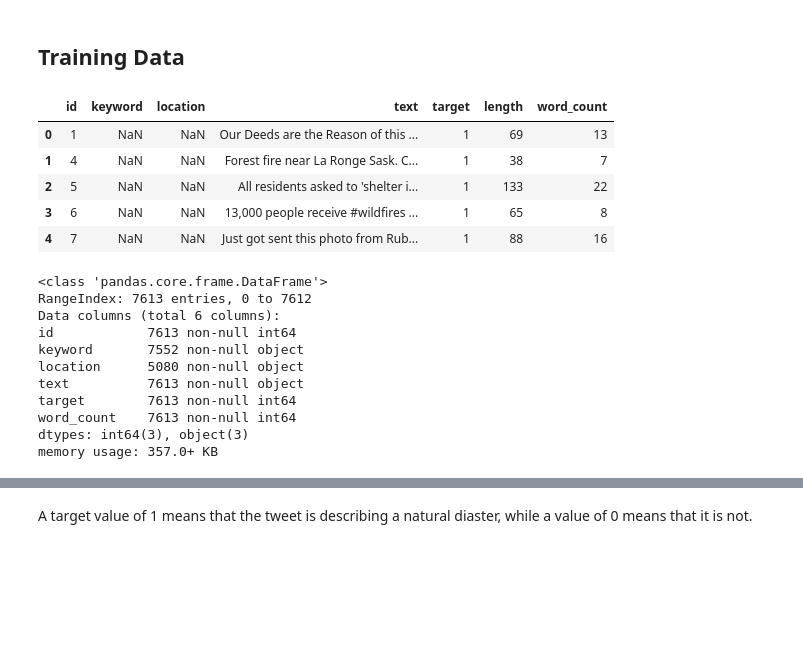
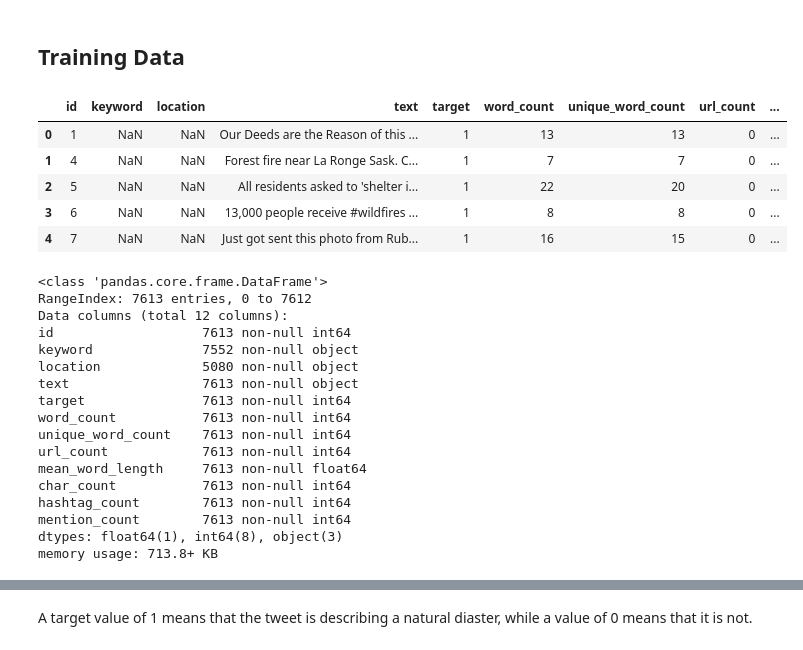
Before and after one commit to StevenDye/NLP-Disaster-Tweets, a Jupyter notebook: EDA.ipynb, the cells around one changed output, grey strips where cells are left out. Saved outputs shown, nothing was run; the diff lists cells and outputs as text; code cells hidden in the pictures; blank space fills up the shorter version.

```diff
--- a/EDA.ipynb
+++ b/EDA.ipynb
@@ -5,26 +5,32 @@ from Visualizations import target_distribution_in_keywords
 # %% [markdown]
 ## Training Data
 # %%
-train_df.head()
+df_train.head()
 # %% [output]
-|  | id | keyword | location | text | target | length | word_count |
-| 0 | 1 | NaN | NaN | Our Deeds are the Reason of this ... | 1 | 69 | 13 |
-| 1 | 4 | NaN | NaN | Forest fire near La Ronge Sask. C... | 1 | 38 | 7 |
-| 2 | 5 | NaN | NaN | All residents asked to 'shelter i... | 1 | 133 | 22 |
-| 3 | 6 | NaN | NaN | 13,000 people receive #wildfires ... | 1 | 65 | 8 |
-| 4 | 7 | NaN | NaN | Just got sent this photo from Rub... | 1 | 88 | 16 |
+|  | id | keyword | location | text | target | word_count | unique_word_count | url_count | ... |
+| 0 | 1 | NaN | NaN | Our Deeds are the Reason of this ... | 1 | 13 | 13 | 0 | ... |
+| 1 | 4 | NaN | NaN | Forest fire near La Ronge Sask. C... | 1 | 7 | 7 | 0 | ... |
+| 2 | 5 | NaN | NaN | All residents asked to 'shelter i... | 1 | 22 | 20 | 0 | ... |
+| 3 | 6 | NaN | NaN | 13,000 people receive #wildfires ... | 1 | 8 | 8 | 0 | ... |
+| 4 | 7 | NaN | NaN | Just got sent this photo from Rub... | 1 | 16 | 15 | 0 | ... |
 # %%
-train_df.info()
+df_train.info()
 # %% [output]
 <class 'pandas.core.frame.DataFrame'>
 RangeIndex: 7613 entries, 0 to 7612
-Data columns (total 6 columns):
-id            7613 non-null int64
-keyword       7552 non-null object
-location      5080 non-null object
-text          7613 non-null object
-target        7613 non-null int64
-word_count    7613 non-null int64
-dtypes: int64(3), object(3)
-memory usage: 357.0+ KB
+Data columns (total 12 columns):
+id                   7613 non-null int64
+keyword              7552 non-null object
+location             5080 non-null object
+text                 7613 non-null object
+target               7613 non-null int64
+word_count           7613 non-null int64
+unique_word_count    7613 non-null int64
+url_count            7613 non-null int64
+mean_word_length     7613 non-null float64
+char_count           7613 non-null int64
+hashtag_count        7613 non-null int64
+mention_count        7613 non-null int64
+dtypes: float64(1), int64(8), object(3)
+memory usage: 713.8+ KB
 # %%
```
Also changed, not shown: parts of 3 cells of this notebook.
